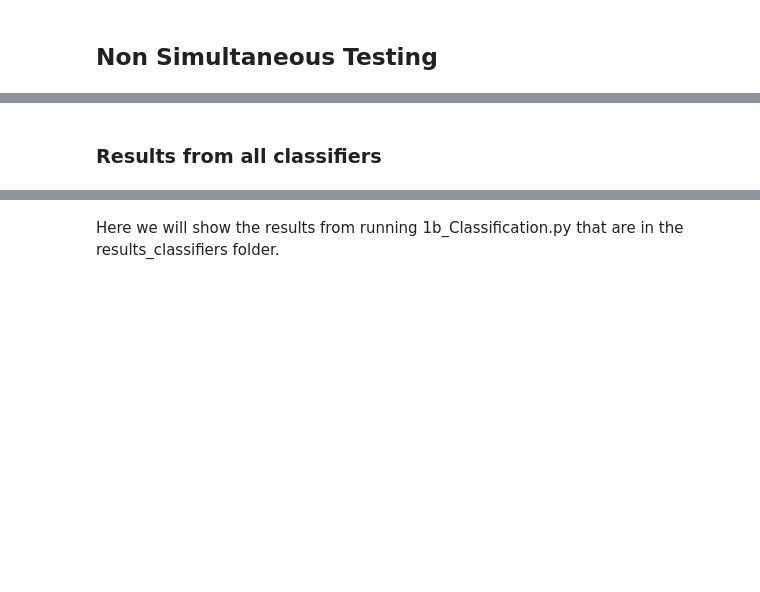
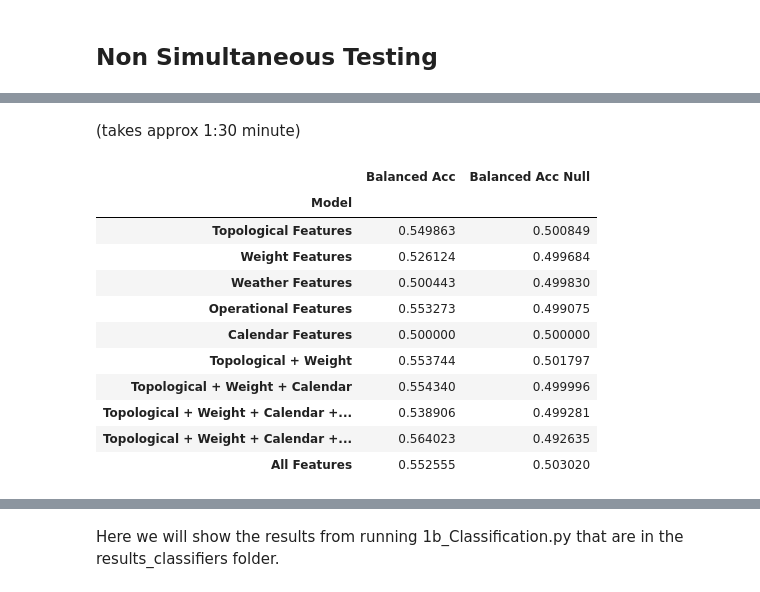
Before and after one commit to jbaonl/MSc-Thesis, a Jupyter notebook: MSc-Thesis/Bao/all_code/4_final_figures/Final_Figures adapted(base).ipynb, the cells around one changed output, grey strips where cells are left out. Saved outputs shown, nothing was run; the diff lists cells and outputs as text; code cells hidden in the pictures; blank space fills up the shorter version.

```diff
--- a/MSc-Thesis/Bao/all_code/4_final_figures/Final_Figures adapted(base).ipynb
+++ b/MSc-Thesis/Bao/all_code/4_final_figures/Final_Figures adapted(base).ipynb
@@ -1077,3 +1038,5 @@ NameError: name 'df_nonsimultaneousClassification' is not defined
+# %% [markdown]
+(takes approx 1:30 minute)
 # %%
 balanced_acc_non = defaultdict(list)
 for name, df in df_nonsimultaneousClassification.items():
@@ -1091,7 +1054,18 @@ balanced_acc_non_df = pd.DataFrame(balanced_acc_non)
 # %%
 # new
 df = pd.DataFrame(balanced_acc_non)
-df = df.groupby(['Model']).mean()
+df = df.groupby(['Model'], sort=False).mean()
 df
+# %% [output]
+|  | Balanced Acc | Balanced Acc Null |
+| Model |  |  |
+| Topological Features | 0.549863 | 0.500849 |
+| Weight Features | 0.526124 | 0.499684 |
+| Weather Features | 0.500443 | 0.499830 |
+| Operational Features | 0.553273 | 0.499075 |
+| Calendar Features | 0.500000 | 0.500000 |
+| Topological + Weight | 0.553744 | 0.501797 |
+| Topological + Weight + Calendar | 0.554340 | 0.499996 |
+| Topological + Weight + Calendar +... | 0.538906 | 0.499281 |
+| Topological + Weight + Calendar +... | 0.564023 | 0.492635 |
+| All Features | 0.552555 | 0.503020 |
-# %% [markdown]
-### Results from all classifiers
```
Also changed, not shown: parts of 25 cells of this notebook.
